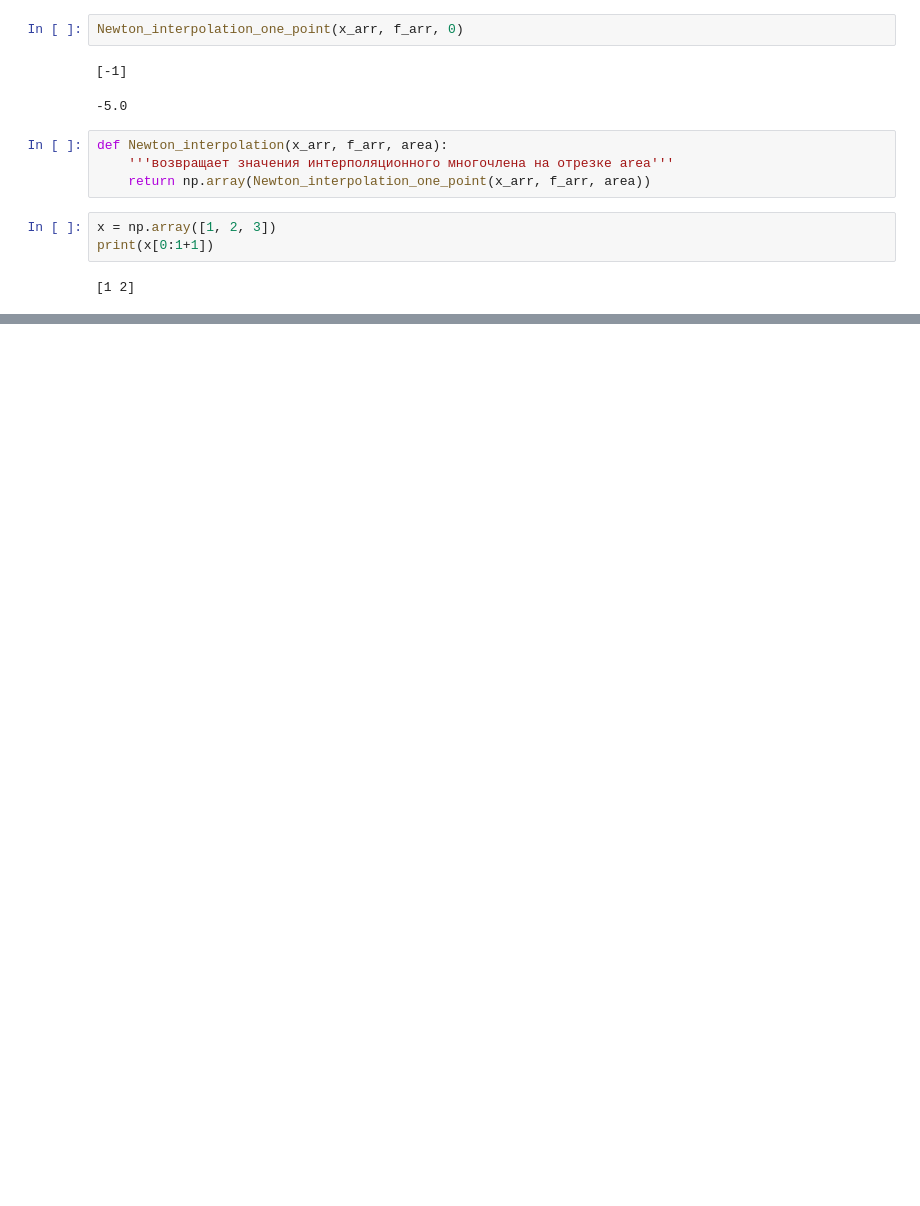
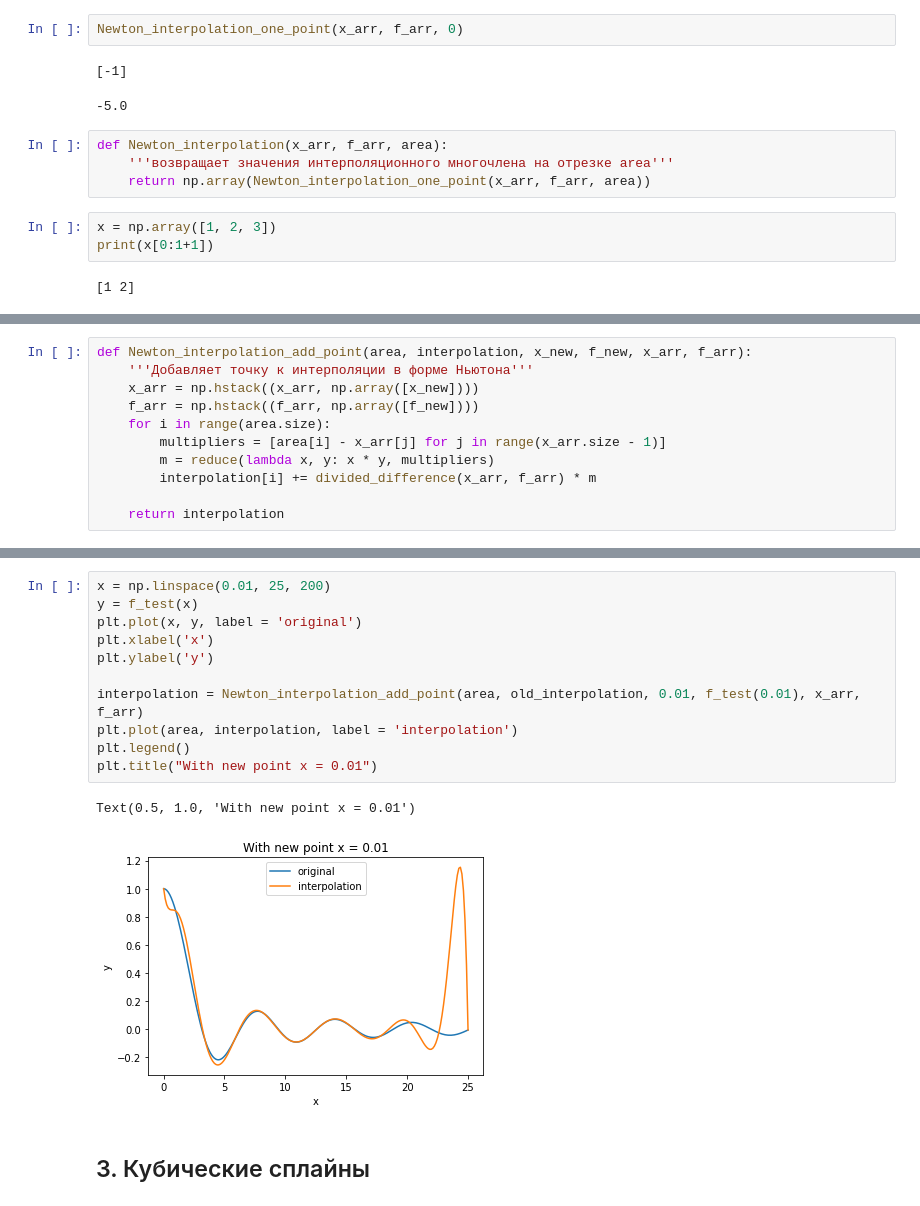
Before and after one commit to ivan-shargin/Math_labs, a Jupyter notebook: Lab_4.ipynb, the cells around one changed output, grey strips where cells are left out. Cells and saved outputs as stored; diff of their text form; blank space fills up the shorter version.

```diff
--- a/Lab_4.ipynb
+++ b/Lab_4.ipynb
@@ -107,0 +114,11 @@ plt.plot(area, interpolation)
+# %%
+def Newton_interpolation_add_point(area, interpolation, x_new, f_new, x_arr, f_arr):
+    '''Добавляет точку к интерполяции в форме Ньютона'''
+    x_arr = np.hstack((x_arr, np.array([x_new])))
+    f_arr = np.hstack((f_arr, np.array([f_new])))
+    for i in range(area.size):
+        multipliers = [area[i] - x_arr[j] for j in range(x_arr.size - 1)]
+        m = reduce(lambda x, y: x * y, multipliers)
+        interpolation[i] += divided_difference(x_arr, f_arr) * m
+
+    return interpolation
@@ -107,0 +142,16 @@ plt.plot(area, interpolation)
+# %%
+x = np.linspace(0.01, 25, 200)
+y = f_test(x)
+plt.plot(x, y, label = 'original')
+plt.xlabel('x')
+plt.ylabel('y')
+
+interpolation = Newton_interpolation_add_point(area, old_interpolation, 0.01, f_test(0.01), x_arr, f_arr)
+plt.plot(area, interpolation, label = 'interpolation')
+plt.legend()
+plt.title("With new point x = 0.01")
+# %% [output]
+Text(0.5, 1.0, 'With new point x = 0.01')
+[figure, added]
+# %% [markdown]
+## 3. Кубические сплайны
```
Also changed, not shown: parts of 4 cells of this notebook.
